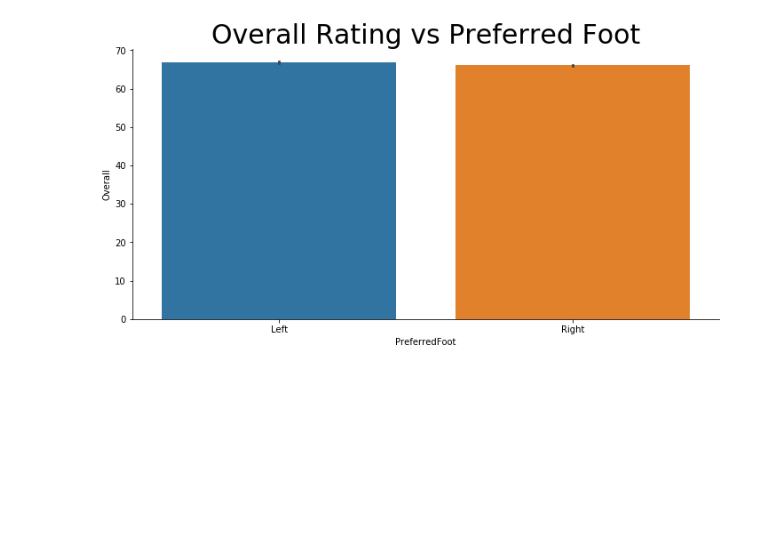
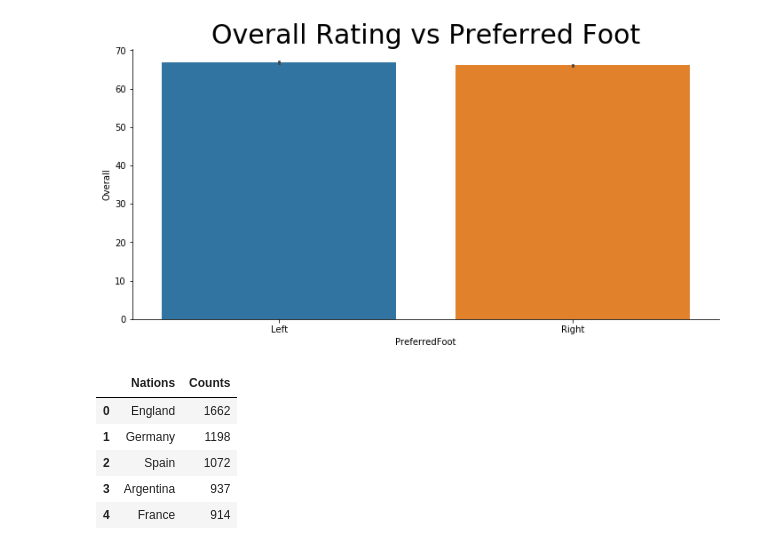
Before and after one commit to domu904/Domu.MachineLearning, a Jupyter notebook: soccerData_part3.ipynb, the cells around one changed output. Cells and saved outputs as stored; diff of their text form; code cells hidden in the pictures; blank space fills up the shorter version.

```diff
--- a/soccerData_part3.ipynb
+++ b/soccerData_part3.ipynb
@@ -112,3 +112,15 @@ plt.title("Overall Rating vs Preferred Foot",
           fontsize=30);
 # %% [output]
 [figure]
+# %%
+counts_Nationality = soccer_data["Nationality"].value_counts()
+counts_Nationality = counts_Nationality.reset_index()
+counts_Nationality.columns= ["Nations","Counts"]
+counts_Nationality.head()
+# %% [output]
+|  | Nations | Counts |
+| 0 | England | 1662 |
+| 1 | Germany | 1198 |
+| 2 | Spain | 1072 |
+| 3 | Argentina | 937 |
+| 4 | France | 914 |
```
Also changed, not shown: parts of 1 cell of this notebook.
